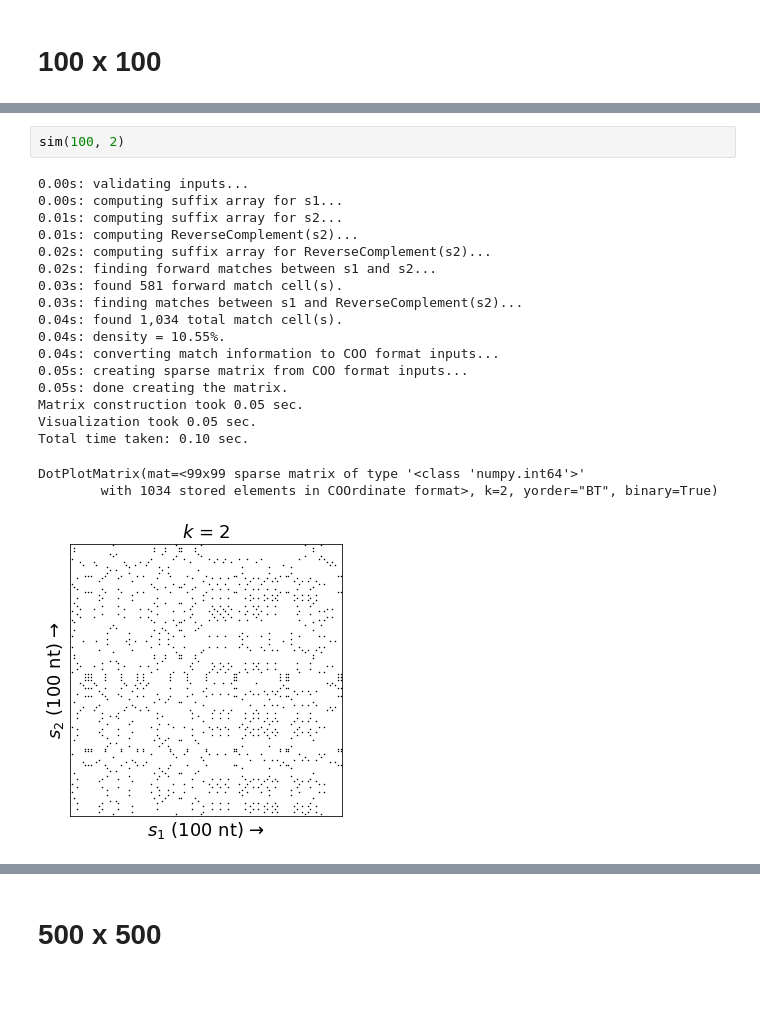
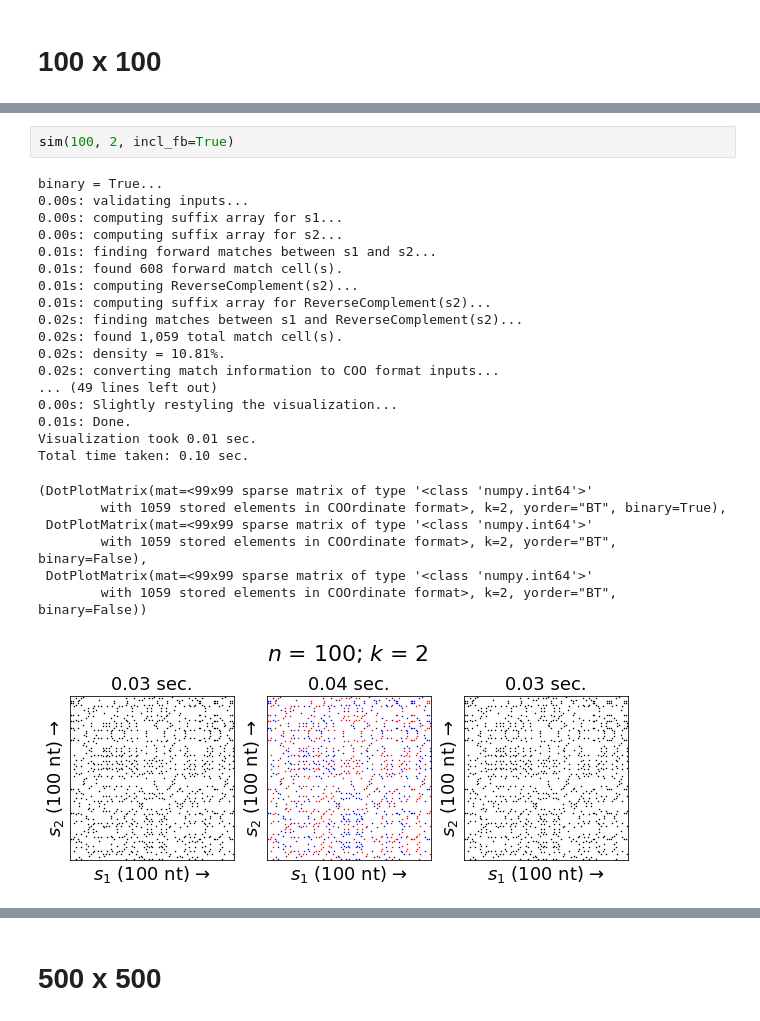
Before and after one commit to fedarko/wotplot, a Jupyter notebook: docs/Benchmarking.ipynb, the cells around one changed output, grey strips where cells are left out. Saved outputs shown, nothing was run; the diff lists cells and outputs as text; blank space fills up the shorter version.

```diff
--- a/docs/Benchmarking.ipynb
+++ b/docs/Benchmarking.ipynb
@@ -56,23 +89,28 @@ DotPlotMatrix(mat=<100x100 sparse matrix of type '<class 'numpy.int64'>'
 # %%
-sim(100, 2)
+sim(100, 2, incl_fb=True)
 # %% [output]
+binary = True...
 0.00s: validating inputs...
 0.00s: computing suffix array for s1...
-0.01s: computing suffix array for s2...
+0.00s: computing suffix array for s2...
+0.01s: finding forward matches between s1 and s2...
+0.01s: found 608 forward match cell(s).
 0.01s: computing ReverseComplement(s2)...
-0.02s: computing suffix array for ReverseComplement(s2)...
-0.02s: finding forward matches between s1 and s2...
-0.03s: found 581 forward match cell(s).
-0.03s: finding matches between s1 and ReverseComplement(s2)...
-0.04s: found 1,034 total match cell(s).
-0.04s: density = 10.55%.
-0.04s: converting match information to COO format inputs...
-0.05s: creating sparse matrix from COO format inputs...
-0.05s: done creating the matrix.
-Matrix construction took 0.05 sec.
-Visualization took 0.05 sec.
+0.01s: computing suffix array for ReverseComplement(s2)...
+0.02s: finding matches between s1 and ReverseComplement(s2)...
+0.02s: found 1,059 total match cell(s).
+0.02s: density = 10.81%.
+0.02s: converting match information to COO format inputs...
+... (49 lines left out)
+0.00s: Slightly restyling the visualization...
+0.01s: Done.
+Visualization took 0.01 sec.
 Total time taken: 0.10 sec.
-DotPlotMatrix(mat=<99x99 sparse matrix of type '<class 'numpy.int64'>'
-        with 1034 stored elements in COOrdinate format>, k=2, yorder="BT", binary=True)
+(DotPlotMatrix(mat=<99x99 sparse matrix of type '<class 'numpy.int64'>'
+        with 1059 stored elements in COOrdinate format>, k=2, yorder="BT", binary=True),
+ DotPlotMatrix(mat=<99x99 sparse matrix of type '<class 'numpy.int64'>'
+        with 1059 stored elements in COOrdinate format>, k=2, yorder="BT", binary=False),
+ DotPlotMatrix(mat=<99x99 sparse matrix of type '<class 'numpy.int64'>'
+        with 1059 stored elements in COOrdinate format>, k=2, yorder="BT", binary=False))
-[figure, old version]
+[figure, new version]
 # %%
```
Also changed, not shown: parts of 24 cells of this notebook.
